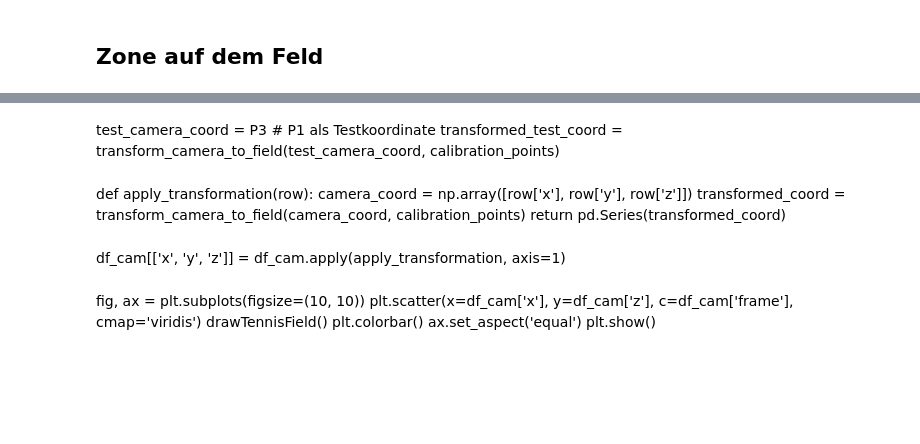
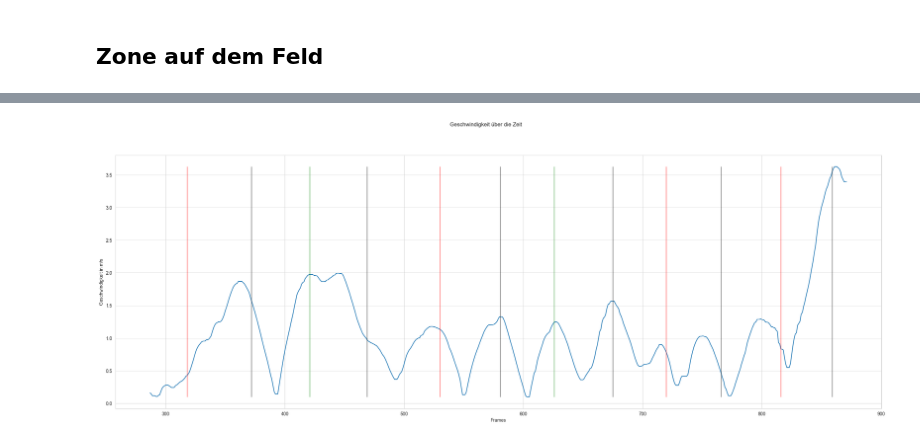
Before and after one commit to fhnw-ds/fhnw-cda2-tennis-analysis, a Jupyter notebook: field_analysis/eda_baden.ipynb, the cells around one changed output, grey strips where cells are left out. Drawn from its saved outputs; the diff is of its cells as text; code cells hidden in the pictures; blank space fills up the shorter version.

```diff
--- a/field_analysis/eda_baden.ipynb
+++ b/field_analysis/eda_baden.ipynb
@@ -550,17 +502,17 @@ calibration_points = [
-# %% [markdown]
-test_camera_coord = P3  # P1 als Testkoordinate
-transformed_test_coord = transform_camera_to_field(test_camera_coord, calibration_points)
-# %% [markdown]
-def apply_transformation(row):
-    camera_coord = np.array([row['x'], row['y'], row['z']])
-    transformed_coord = transform_camera_to_field(camera_coord, calibration_points)
-    return pd.Series(transformed_coord)
-# %% [markdown]
-df_cam[['x', 'y', 'z']] = df_cam.apply(apply_transformation, axis=1)
-# %% [markdown]
-fig, ax = plt.subplots(figsize=(10, 10))
-plt.scatter(x=df_cam['x'], y=df_cam['z'], c=df_cam['frame'], cmap='viridis')
-drawTennisField()
-plt.colorbar()
-ax.set_aspect('equal')
-plt.show()
+# %%
+test = df.loc[df["frame"] <= 1000]
+# %%
+plt.figure(figsize=(30, 10))
+plt.suptitle("Geschwindigkeit über die Zeit", fontsize=12)
+plt.plot(test["frame"], test["geschwindigkeit_p1"], label="Player 1")
+plt.xlabel("Frames")
+plt.ylabel("Geschwindigkeit in m/s")
+plt.vlines(test.loc[df['Schlag Spieler 2'] == "Fronthand"]["frame"], ymin=test["geschwindigkeit_p1"].min(), ymax=test["geschwindigkeit_p1"].max(), color="red", label="Anschlag Spieler 1", alpha=0.5)
+plt.vlines(test.loc[df['Schlag Spieler 2'] == "Backhand"]["frame"], ymin=test["geschwindigkeit_p1"].min(), ymax=test["geschwindigkeit_p1"].max(), color="green", label="Anschlag Spieler 1", alpha=0.5)
+
+plt.vlines(test.loc[df['Schlag Spieler 1'] == "Fronthand"]["frame"], ymin=test["geschwindigkeit_p1"].min(), ymax=test["geschwindigkeit_p1"].max(), color="black", label="Anschlag Spieler 1", alpha=0.5)
+plt.vlines(test.loc[df['Schlag Spieler 1'] == "Backhand"]["frame"], ymin=test["geschwindigkeit_p1"].min(), ymax=test["geschwindigkeit_p1"].max(), color="black", label="Anschlag Spieler 1", alpha=0.5)
+
+plt.show()
+# %% [output]
+[figure, added]
```
Also changed, not shown: parts of 18 cells of this notebook.
